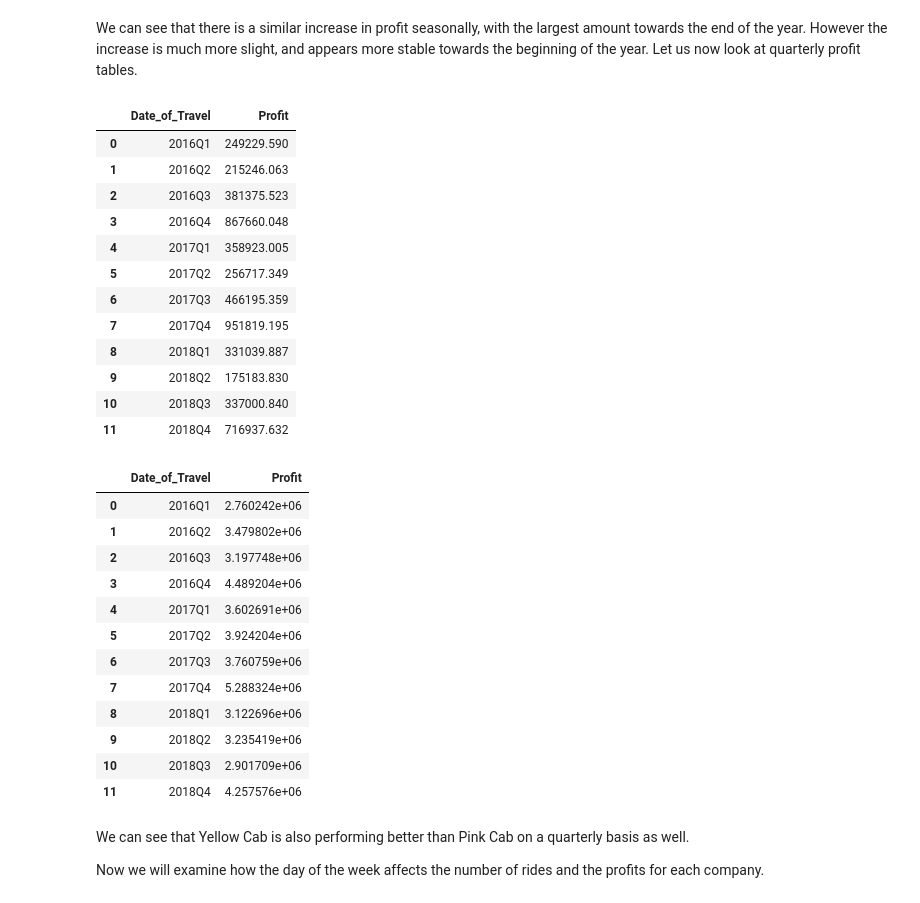
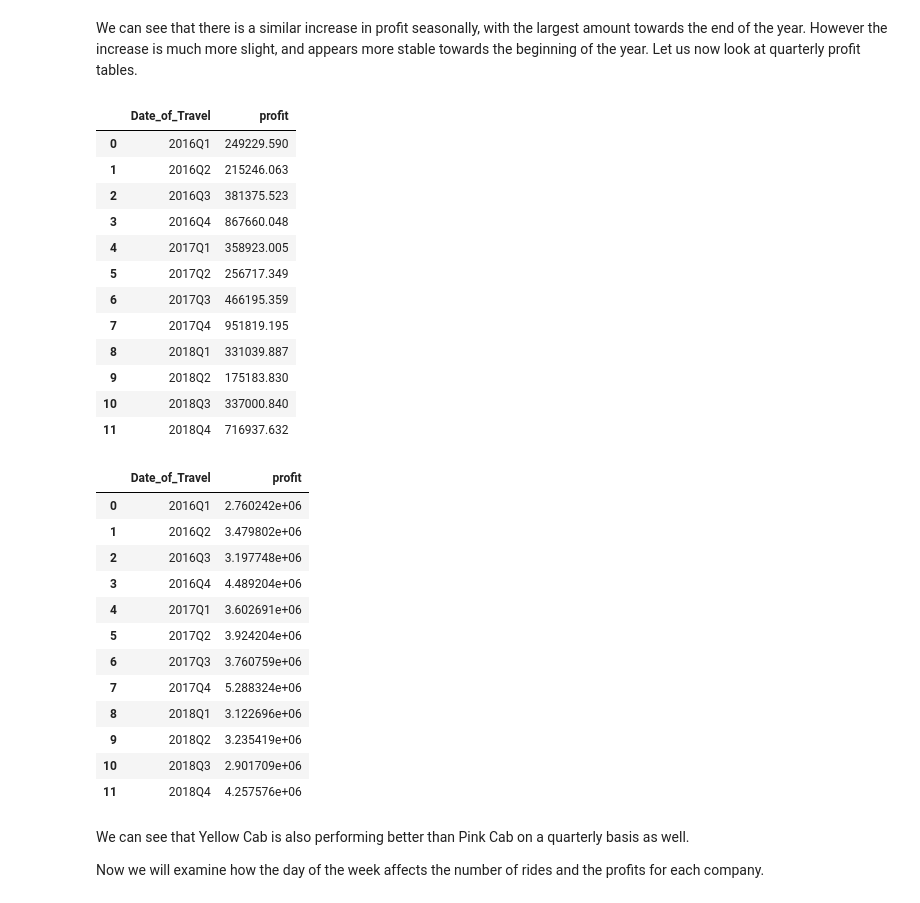
Before and after one commit to ahubiak/Cab_Data_Investment, a Jupyter notebook: Week2_Cab_Data.ipynb, the cells around one changed output. Saved outputs shown, nothing was run; the diff lists cells and outputs as text; code cells hidden in the pictures.

```diff
--- a/Week2_Cab_Data.ipynb
+++ b/Week2_Cab_Data.ipynb
@@ -1032,10 +1031,10 @@ We can see that there is a similar increase in profit seasonally, with the large
 pyearly.reset_index(inplace=True)
 yyearly.reset_index(inplace=True)
 # %%
-pquarterly = pyearly.groupby(pyearly['Date_of_Travel'].dt.to_period('Q'))['Profit'].sum().reset_index()
+pquarterly = pyearly.groupby(pyearly['Date_of_Travel'].dt.to_period('Q'))['profit'].sum().reset_index()
 display(pquarterly)
 # %% [output]
-|  | Date_of_Travel | Profit |
+|  | Date_of_Travel | profit |
 | 0 | 2016Q1 | 249229.590 |
 | 1 | 2016Q2 | 215246.063 |
 | 2 | 2016Q3 | 381375.523 |
@@ -1049,10 +1048,10 @@ display(pquarterly)
 | 10 | 2018Q3 | 337000.840 |
 | 11 | 2018Q4 | 716937.632 |
 # %%
-yquarterly = yyearly.groupby(yyearly['Date_of_Travel'].dt.to_period('Q'))['Profit'].sum().reset_index()
+yquarterly = yyearly.groupby(yyearly['Date_of_Travel'].dt.to_period('Q'))['profit'].sum().reset_index()
 display(yquarterly)
 # %% [output]
-|  | Date_of_Travel | Profit |
+|  | Date_of_Travel | profit |
 | 0 | 2016Q1 | 2.760242e+06 |
 | 1 | 2016Q2 | 3.479802e+06 |
 | 2 | 2016Q3 | 3.197748e+06 |
```
Also changed, not shown: parts of 7 cells of this notebook, 1 other file.
